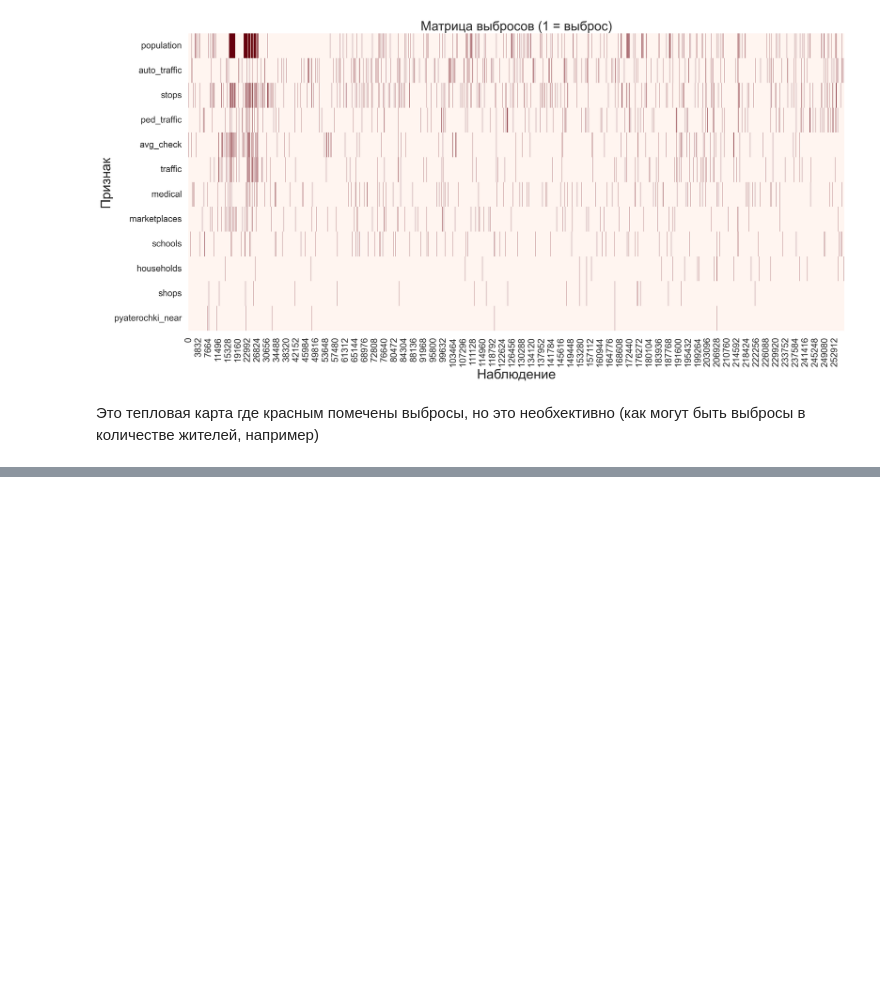
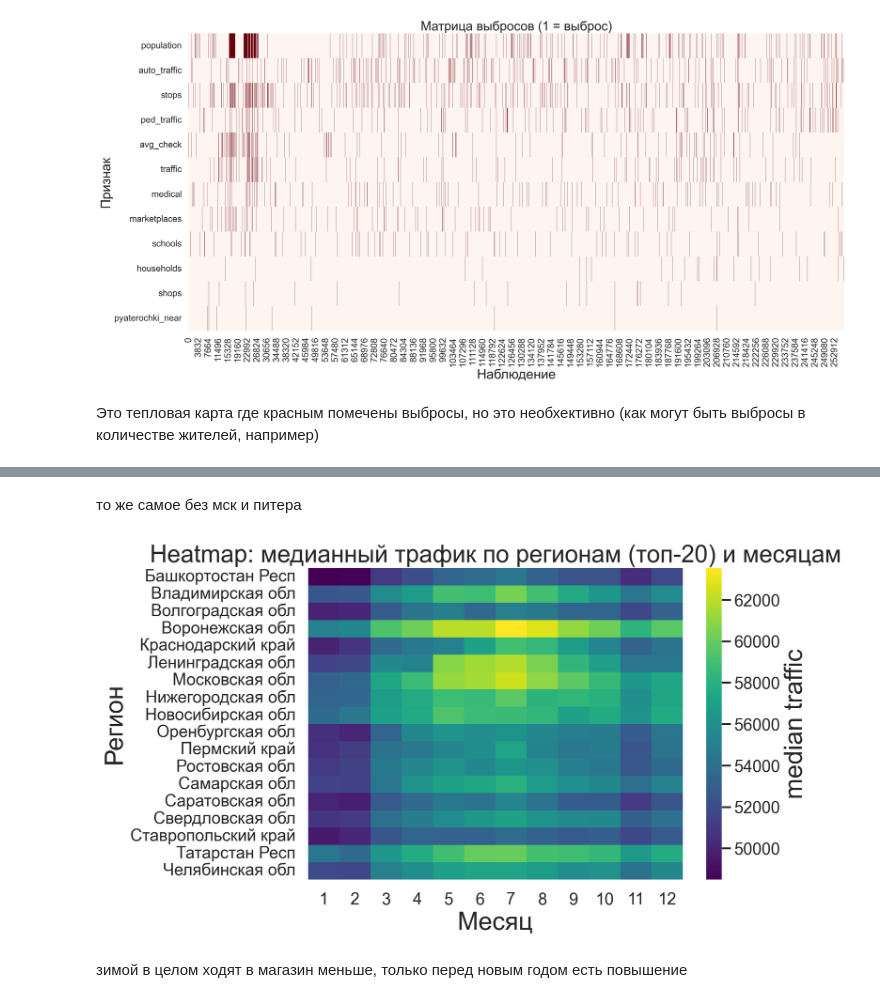
Before and after one commit to auftty/HDE-Analysis, a Jupyter notebook: EDA/analyze_digits.ipynb, the cells around one changed output, grey strips where cells are left out. Saved outputs shown, nothing was run; the diff lists cells and outputs as text; code cells hidden in the pictures; blank space fills up the shorter version.

```diff
--- a/EDA/analyze_digits.ipynb
+++ b/EDA/analyze_digits.ipynb
@@ -388,0 +497,24 @@ df
+# %% [markdown]
+то же самое без мск и питера
+# %%
+top_regions = df["region"].value_counts().head(20).index  # без москвы и питера
+pivot = (
+    df[
+        (df["region"].isin(top_regions))
+        & ~(df["region"].isin(["Москва г", "Санкт-Петербург г"]))
+    ]
+    .groupby(["region", "month"])["traffic"]
+    .median()
+    .unstack(fill_value=np.nan)
+)
+plt.figure(figsize=(10, 6))
+sns.heatmap(pivot, cmap="viridis", cbar_kws={"label": "median traffic"})
+plt.title("Heatmap: медианный трафик по регионам (топ-20) и месяцам")
+plt.ylabel("Регион")
+plt.xlabel("Месяц")
+plt.tight_layout()
+plt.show()
+# %% [output]
+[figure, added]
+# %% [markdown]
+зимой в целом ходят в магазин меньше, только перед новым годом есть повышение
```
Also changed, not shown: parts of 9 cells of this notebook.
